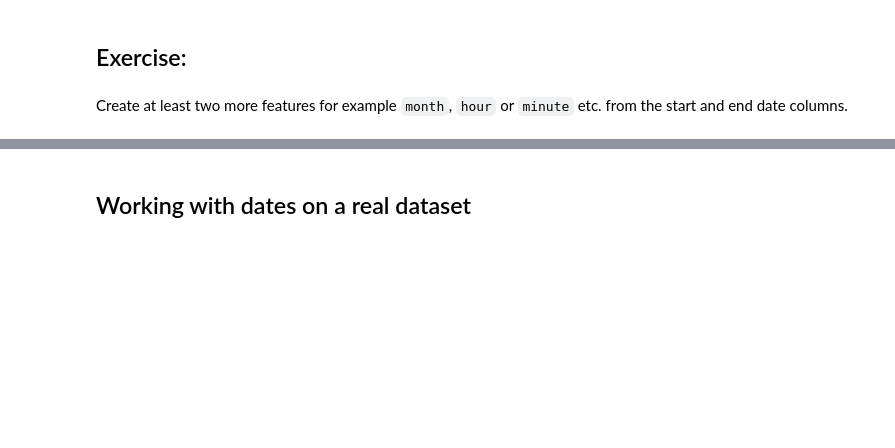
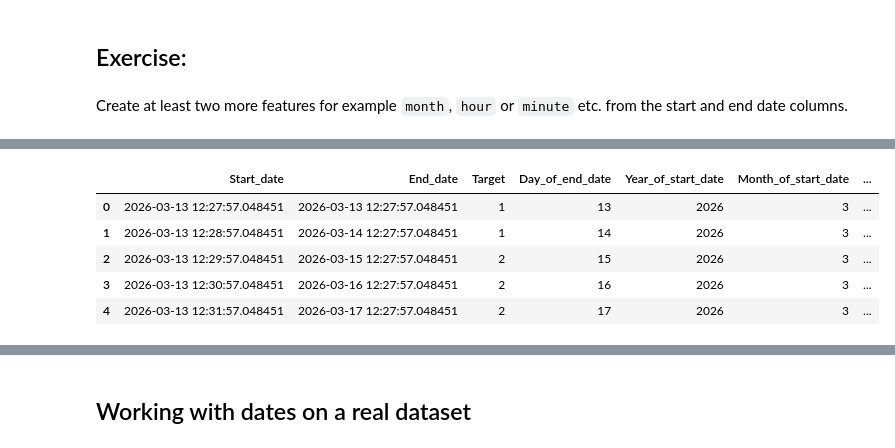
Before and after one commit to marcel-hohn/de-week-1-Python, a Jupyter notebook: 05_pandas_intro/02_datetime.ipynb, the cells around one changed output, grey strips where cells are left out. Cells and saved outputs as stored; diff of their text form; code cells hidden in the pictures; blank space fills up the shorter version.

```diff
--- a/05_pandas_intro/02_datetime.ipynb
+++ b/05_pandas_intro/02_datetime.ipynb
@@ -301,5 +354,5 @@ Instead of defining the end date, you could also define the period or number of
 start_date = datetime.today()
 
 # …and create sequence with consecutive minutes…
-dates_start = pd.date_range(start=start_date, periods=10, freq='T')
+dates_start = pd.date_range(start=start_date, periods=10, freq='min')
 dates_start
@@ -349,3 +452,14 @@ df.head()
+# %%
+# Your code here!
+df['Hour_of_end_date'] = df['End_date'].dt.hour
+df.head()
+# %% [output]
+|  | Start_date | End_date | Target | Day_of_end_date | Year_of_start_date | Month_of_start_date | ... |
+| 0 | 2026-03-13 12:27:57.048451 | 2026-03-13 12:27:57.048451 | 1 | 13 | 2026 | 3 | ... |
+| 1 | 2026-03-13 12:28:57.048451 | 2026-03-14 12:27:57.048451 | 1 | 14 | 2026 | 3 | ... |
+| 2 | 2026-03-13 12:29:57.048451 | 2026-03-15 12:27:57.048451 | 2 | 15 | 2026 | 3 | ... |
+| 3 | 2026-03-13 12:30:57.048451 | 2026-03-16 12:27:57.048451 | 2 | 16 | 2026 | 3 | ... |
+| 4 | 2026-03-13 12:31:57.048451 | 2026-03-17 12:27:57.048451 | 2 | 17 | 2026 | 3 | ... |
 # %%
 # Your code here!
 df['Minute_of_end_date'] = df['End_date'].dt.minute
```
Also changed, not shown: parts of 27 cells of this notebook, 3 other files.
